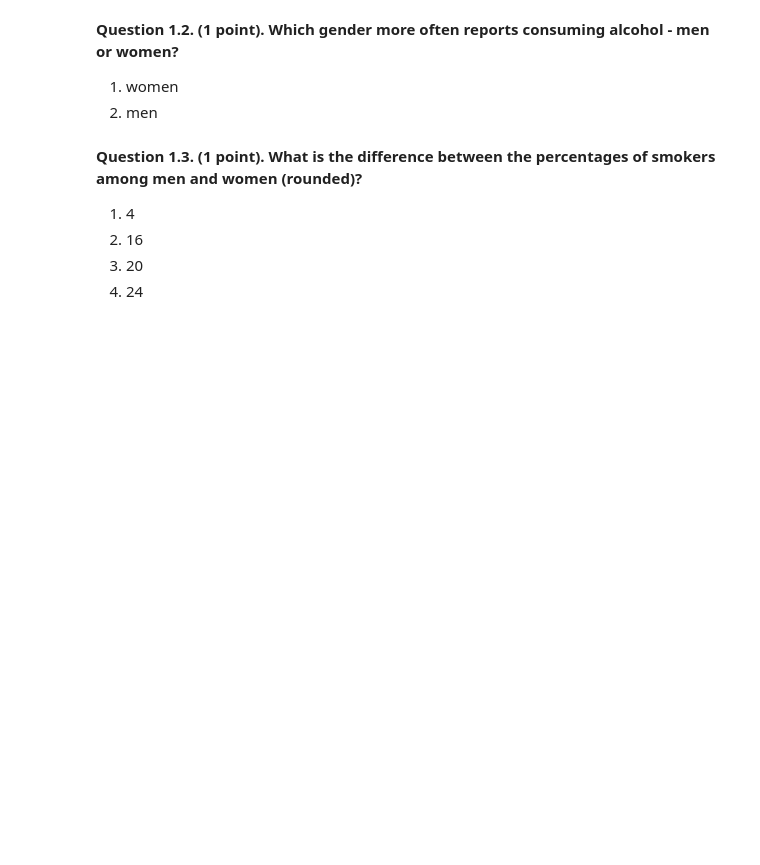
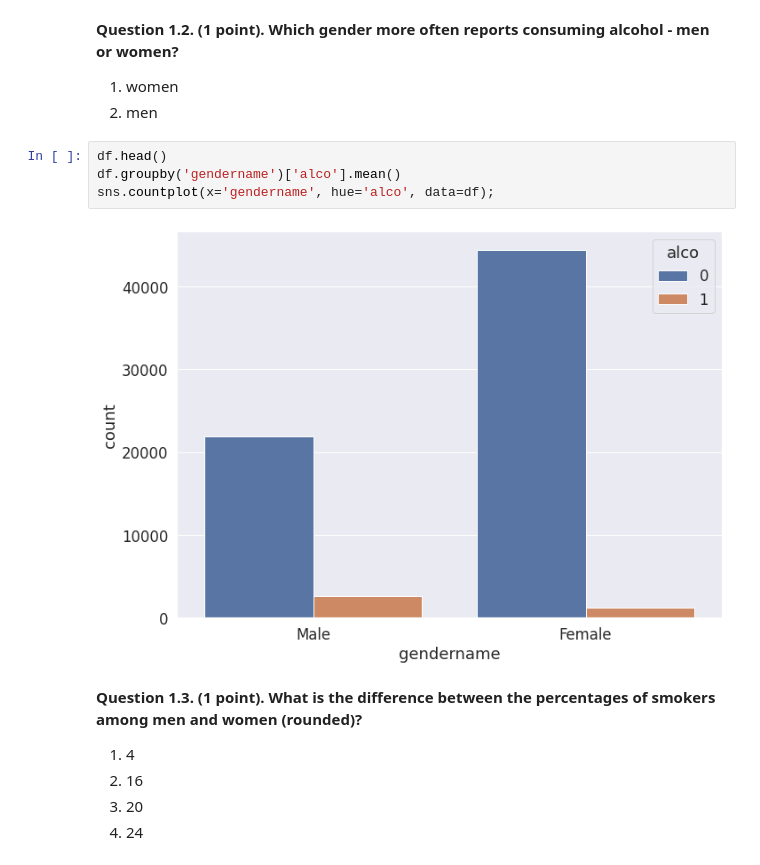
Before and after one commit to akuznetsovsp/mlcourseai_edu_projects, a Jupyter notebook: a2-demo-analyzing-cardiovascular-data.ipynb, the cells around one changed output. Cells and saved outputs as stored; diff of their text form; blank space fills up the shorter version.

```diff
--- a/a2-demo-analyzing-cardiovascular-data.ipynb
+++ b/a2-demo-analyzing-cardiovascular-data.ipynb
@@ -181,6 +183,12 @@ df['gendername'] = df['gender'].map({2:'Male', 1:'Female'})
 **Question 1.2. (1 point). Which gender more often reports consuming alcohol - men or women?**
 1. women
 2. men
+# %%
+df.head()
+df.groupby('gendername')['alco'].mean()
+sns.countplot(x='gendername', hue='alco', data=df);
+# %% [output]
+[figure, added]
 # %% [markdown]
 **Question 1.3. (1 point). What is the difference between the percentages of smokers among men and women (rounded)?**
 1. 4
```
Also changed, not shown: parts of 6 cells of this notebook.
